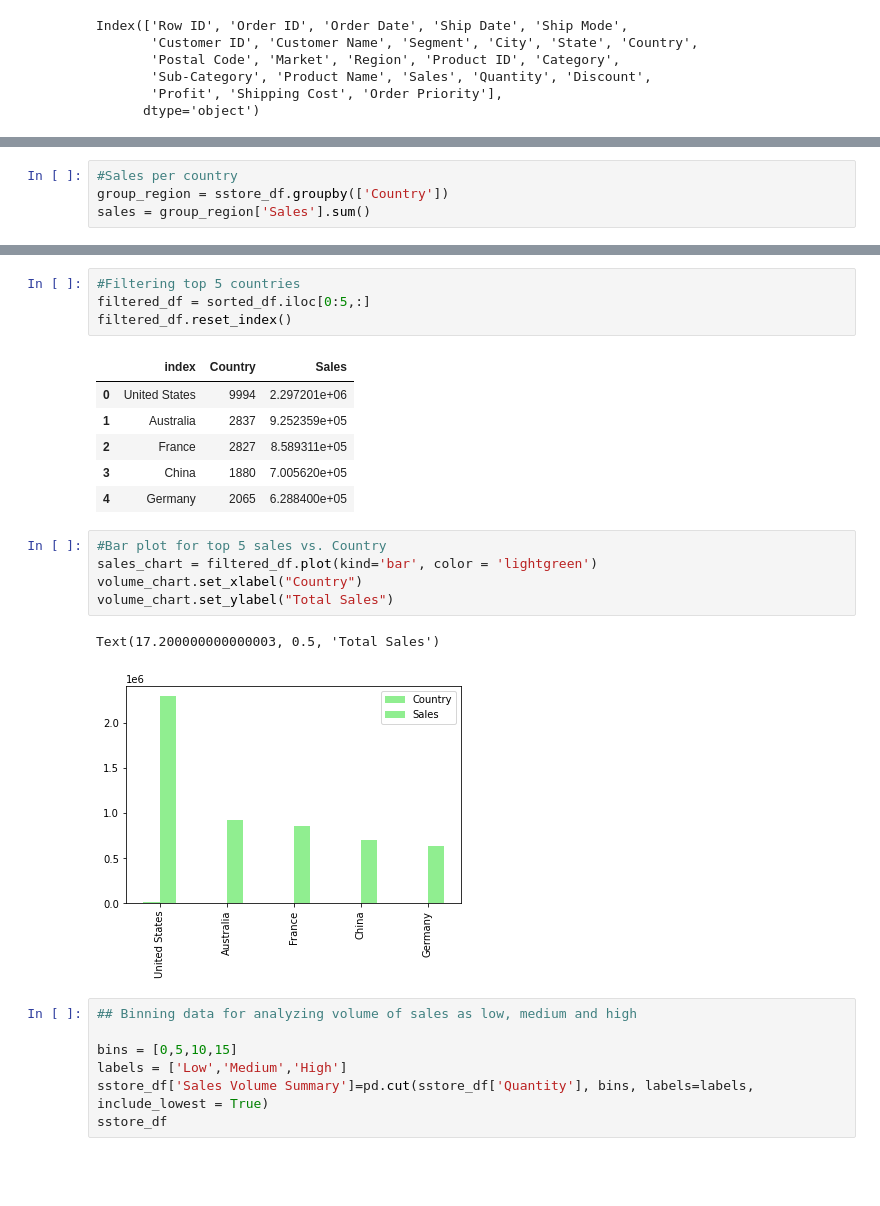
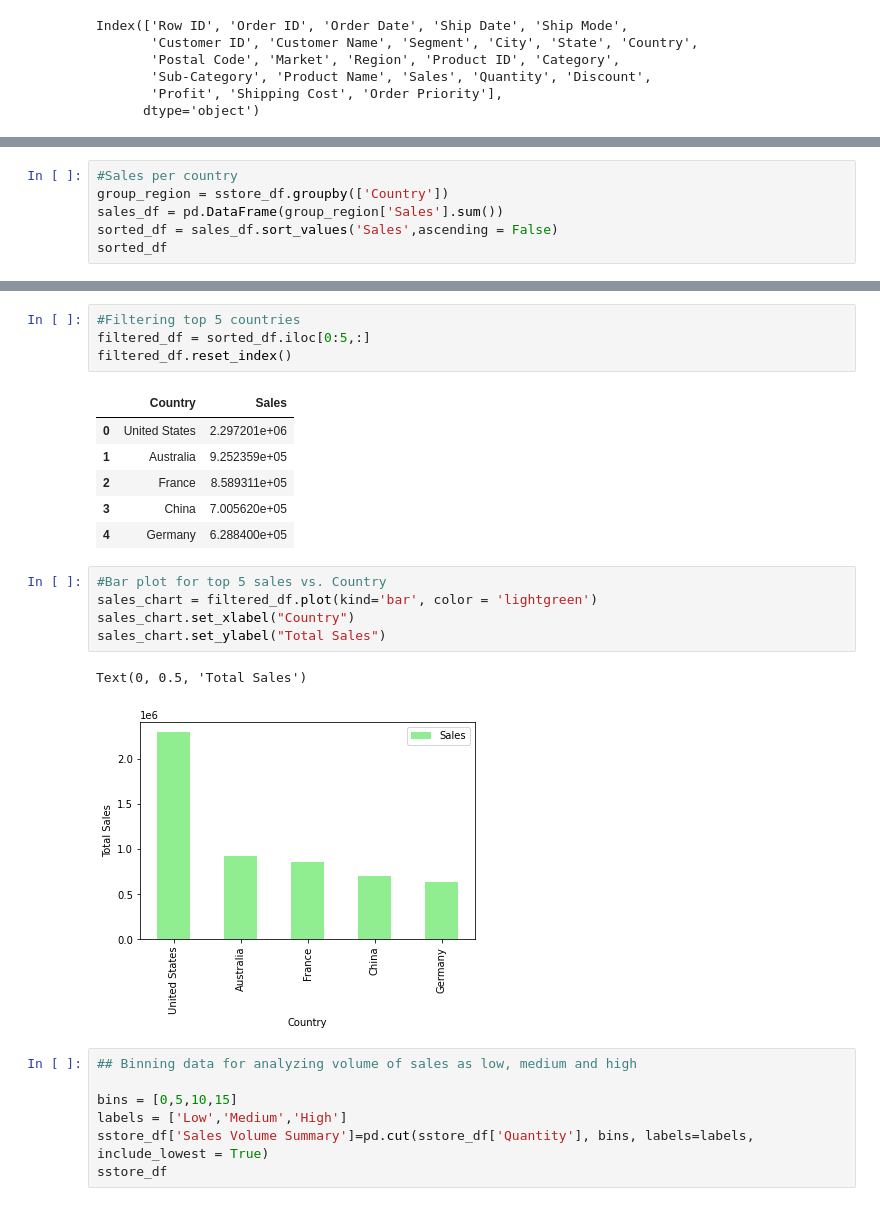
Before and after one commit to lmharlem/Project_GlobalSuperStore, a Jupyter notebook: GlobalSuperstore.ipynb, the cells around one changed output, grey strips where cells are left out. Cells and saved outputs as stored; diff of their text form; blank space fills up the shorter version.

```diff
--- a/GlobalSuperstore.ipynb
+++ b/GlobalSuperstore.ipynb
@@ -186,4 +252,6 @@ Index(['Row ID', 'Order ID', 'Order Date', 'Ship Date', 'Ship Mode',
 # %%
 #Sales per country
 group_region = sstore_df.groupby(['Country'])
-sales = group_region['Sales'].sum()
+sales_df = pd.DataFrame(group_region['Sales'].sum())
+sorted_df = sales_df.sort_values('Sales',ascending = False)
+sorted_df
@@ -192,20 +275,20 @@ sales = group_region['Sales'].sum()
 filtered_df = sorted_df.iloc[0:5,:]
 filtered_df.reset_index()
 # %% [output]
-|  | index | Country | Sales |
-| 0 | United States | 9994 | 2.297201e+06 |
-| 1 | Australia | 2837 | 9.252359e+05 |
-| 2 | France | 2827 | 8.589311e+05 |
-| 3 | China | 1880 | 7.005620e+05 |
-| 4 | Germany | 2065 | 6.288400e+05 |
+|  | Country | Sales |
+| 0 | United States | 2.297201e+06 |
+| 1 | Australia | 9.252359e+05 |
+| 2 | France | 8.589311e+05 |
+| 3 | China | 7.005620e+05 |
+| 4 | Germany | 6.288400e+05 |
 # %%
 #Bar plot for top 5 sales vs. Country
 sales_chart = filtered_df.plot(kind='bar', color = 'lightgreen')
-volume_chart.set_xlabel("Country")
-volume_chart.set_ylabel("Total Sales")
+sales_chart.set_xlabel("Country")
+sales_chart.set_ylabel("Total Sales")
 # %% [output]
-Text(17.200000000000003, 0.5, 'Total Sales')
+Text(0, 0.5, 'Total Sales')
-[figure, old version]
+[figure, new version]
 # %%
 ## Binning data for analyzing volume of sales as low, medium and high
 
```
Also changed, not shown: parts of 22 cells of this notebook, 1 other file.
